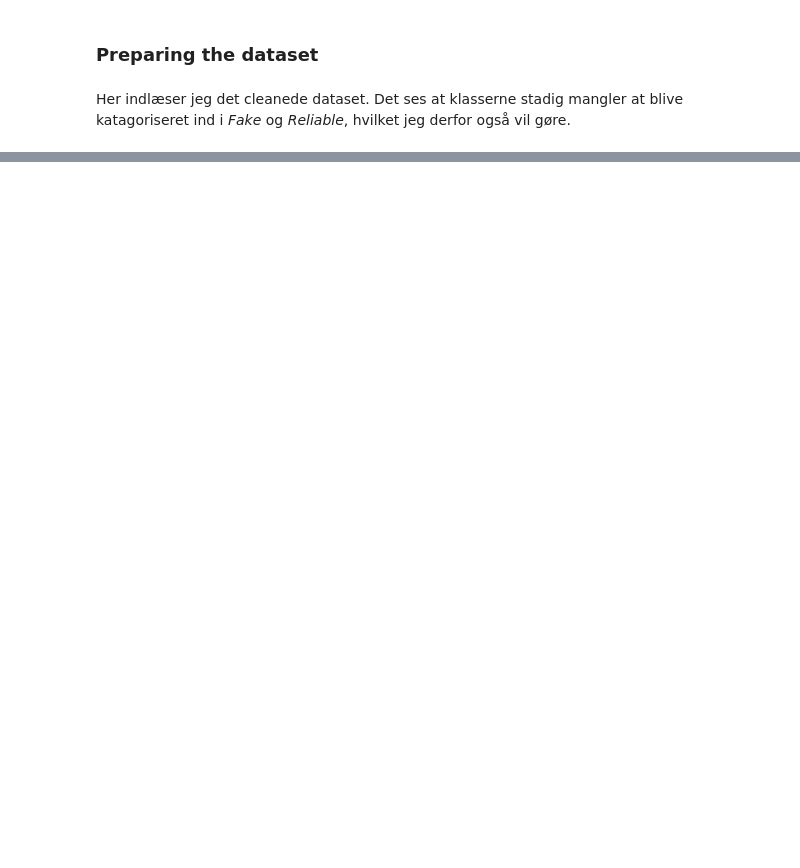
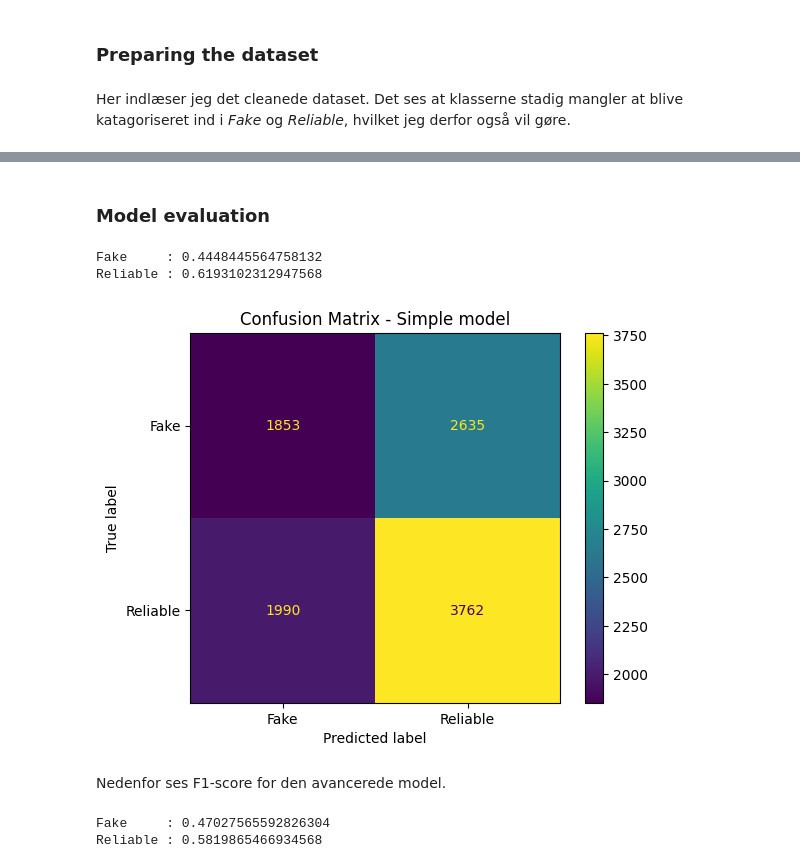
Before and after one commit to Zjt866/GDS-Fake-News-Project, a Jupyter notebook: Evaluation/Evaluation.ipynb, the cells around one changed output, grey strips where cells are left out. Cells and saved outputs as stored; diff of their text form; code cells hidden in the pictures; blank space fills up the shorter version.

Commit message:
Finished Evaluation, Added Data folder, Other
Added the datafolder and some of the small datasets to said folder.
Fininshed the Evaluation of the advanced and simple model
Added outputs of P1T3

```diff
--- a/Evaluation/Evaluation.ipynb
+++ b/Evaluation/Evaluation.ipynb
@@ -335,0 +357,6 @@ LIAR_Data
+# %%
+# creating classes
+LIAR_Data['Y'] = LIAR_Data['Y'].replace({'pants-fire':'fake', 'false':'fake', 'barely-true':'fake'})
+LIAR_Data['Y'] = LIAR_Data['Y'].replace({'true':'reliable', 'mostly-true':'reliable', 'half-true':'reliable'})
+
+LIAR_Data
@@ -335,0 +377,41 @@ LIAR_Data
+# %% [markdown]
+### Model evaluation
+# %%
+from sklearn.metrics import classification_report
+
+# Testing the model
+predictions = Simple_model.predict(Simple_vectorizer.transform(LIAR_Data['X']))
+result = classification_report(LIAR_Data['Y'], predictions, output_dict=True)
+print(f'Fake     : {result['fake']['f1-score']}')
+print(f'Reliable : {result['reliable']['f1-score']}')
+# %% [output]
+Fake     : 0.4448445564758132
+Reliable : 0.6193102312947568
+# %%
+from sklearn.metrics import confusion_matrix
+from sklearn.metrics import ConfusionMatrixDisplay
+import matplotlib.pyplot as plot
+
+# calculation confusion values
+cm = confusion_matrix(LIAR_Data['Y'], predictions)
+
+# Visualiser confusion matrix
+disp = ConfusionMatrixDisplay(confusion_matrix=cm, display_labels=['Fake', 'Reliable'])
+disp.plot()
+plot.title("Confusion Matrix - Simple model")
+plot.show()
+# %% [output]
+[figure, added]
+# %% [markdown]
+Nedenfor ses F1-score for den avancerede model.
+# %%
+from sklearn.metrics import classification_report
+
+# Testing the model
+predictions = Advanced_model.predict(Advanced_selector.transform(Advanced_vectorizer.transform(LIAR_Data['X'])))
+result = classification_report(LIAR_Data['Y'], predictions, output_dict=True)
+print(f'Fake     : {result['fake']['f1-score']}')
+print(f'Reliable : {result['reliable']['f1-score']}')
+# %% [output]
+Fake     : 0.47027565592826304
+Reliable : 0.5819865466934568
```
Also changed, not shown: parts of 9 cells of this notebook, 12 other files.
